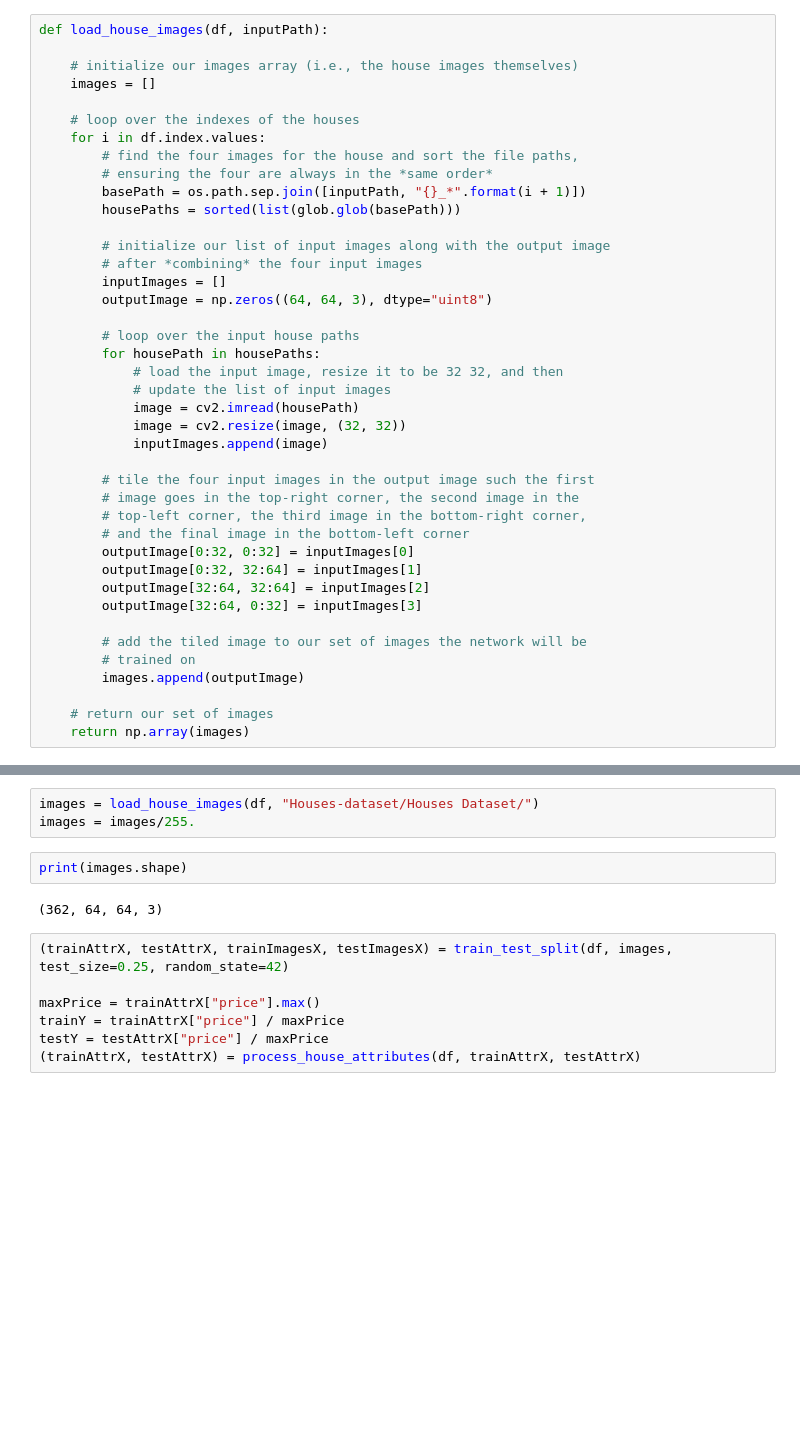
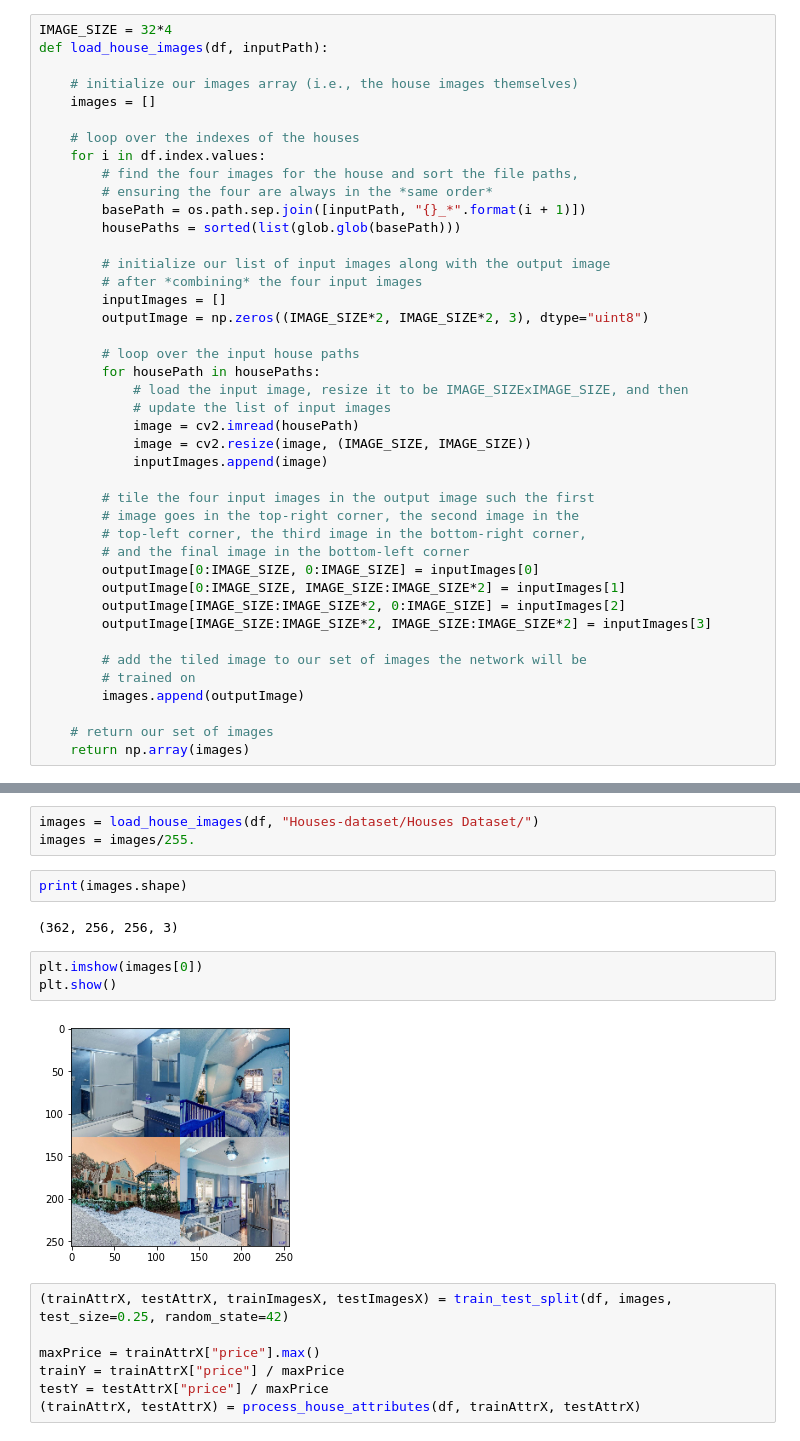
Before and after one commit to dhrim/cau_2022_summer, a Jupyter notebook: material/deep_learning/functional_api.ipynb, the cells around one changed output, grey strips where cells are left out. Saved outputs shown, nothing was run; the diff lists cells and outputs as text; blank space fills up the shorter version.

```diff
--- a/material/deep_learning/functional_api.ipynb
+++ b/material/deep_learning/functional_api.ipynb
@@ -250,6 +253,7 @@ def process_house_attributes(df, train, test):
 	# return the concatenated training and testing data
 	return (trainX, testX)
 # %%
+IMAGE_SIZE = 32*4
 def load_house_images(df, inputPath):
 
 	# initialize our images array (i.e., the house images themselves)
@@ -265,24 +269,24 @@ def load_house_images(df, inputPath):
 		# initialize our list of input images along with the output image
 		# after *combining* the four input images
 		inputImages = []
-		outputImage = np.zeros((64, 64, 3), dtype="uint8")
+		outputImage = np.zeros((IMAGE_SIZE*2, IMAGE_SIZE*2, 3), dtype="uint8")
 
 		# loop over the input house paths
 		for housePath in housePaths:
-			# load the input image, resize it to be 32 32, and then
+			# load the input image, resize it to be IMAGE_SIZExIMAGE_SIZE, and then
 			# update the list of input images
 			image = cv2.imread(housePath)
-			image = cv2.resize(image, (32, 32))
+			image = cv2.resize(image, (IMAGE_SIZE, IMAGE_SIZE))
 			inputImages.append(image)
 
 		# tile the four input images in the output image such the first
 		# image goes in the top-right corner, the second image in the
 		# top-left corner, the third image in the bottom-right corner,
 		# and the final image in the bottom-left corner
-		outputImage[0:32, 0:32] = inputImages[0]
-		outputImage[0:32, 32:64] = inputImages[1]
-		outputImage[32:64, 32:64] = inputImages[2]
-		outputImage[32:64, 0:32] = inputImages[3]
+		outputImage[0:IMAGE_SIZE, 0:IMAGE_SIZE] = inputImages[0]
+		outputImage[0:IMAGE_SIZE, IMAGE_SIZE:IMAGE_SIZE*2] = inputImages[1]
+		outputImage[IMAGE_SIZE:IMAGE_SIZE*2, 0:IMAGE_SIZE] = inputImages[2]
+		outputImage[IMAGE_SIZE:IMAGE_SIZE*2, IMAGE_SIZE:IMAGE_SIZE*2] = inputImages[3]
 
 		# add the tiled image to our set of images the network will be
 		# trained on
@@ -311,7 +315,12 @@ images = images/255.
 # %%
 print(images.shape)
 # %% [output]
-(362, 64, 64, 3)
+(362, 256, 256, 3)
+# %%
+plt.imshow(images[0])
+plt.show()
+# %% [output]
+[figure, added]
 # %%
 (trainAttrX, testAttrX, trainImagesX, testImagesX) = train_test_split(df, images, test_size=0.25, random_state=42)
 
```
Also changed, not shown: parts of 26 cells of this notebook.
